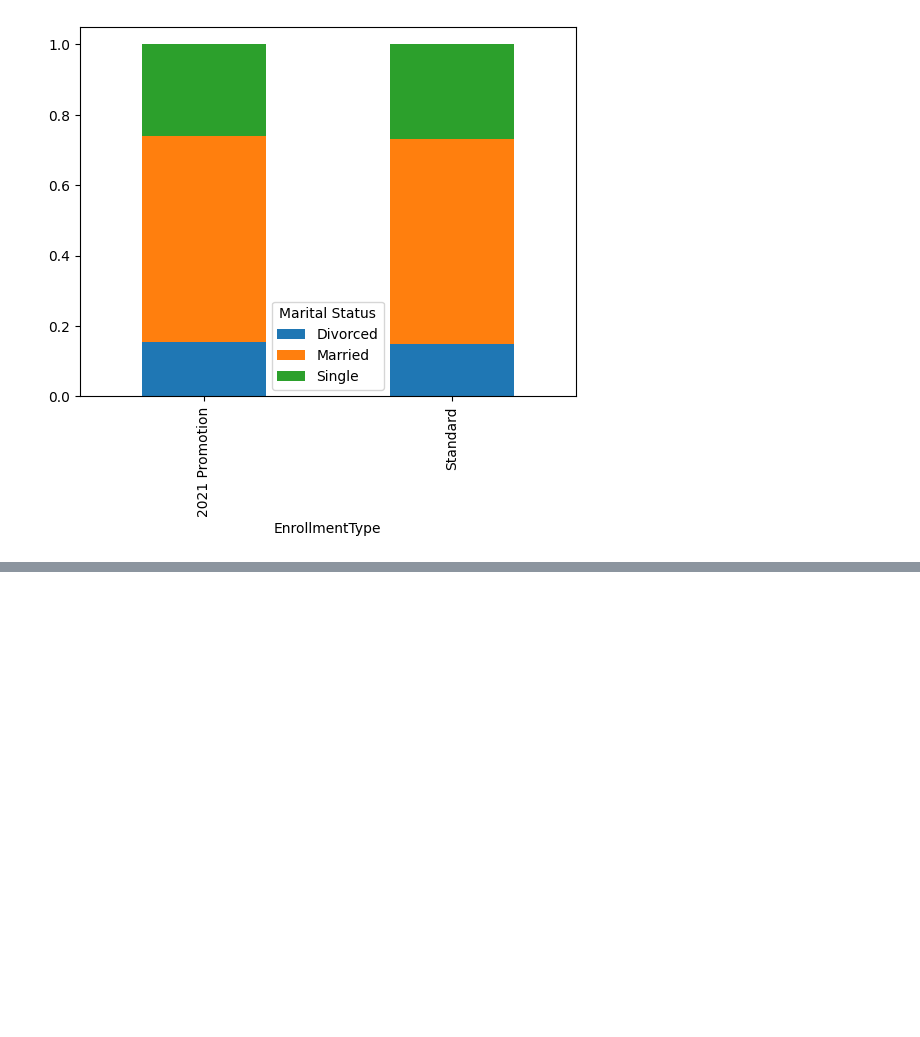
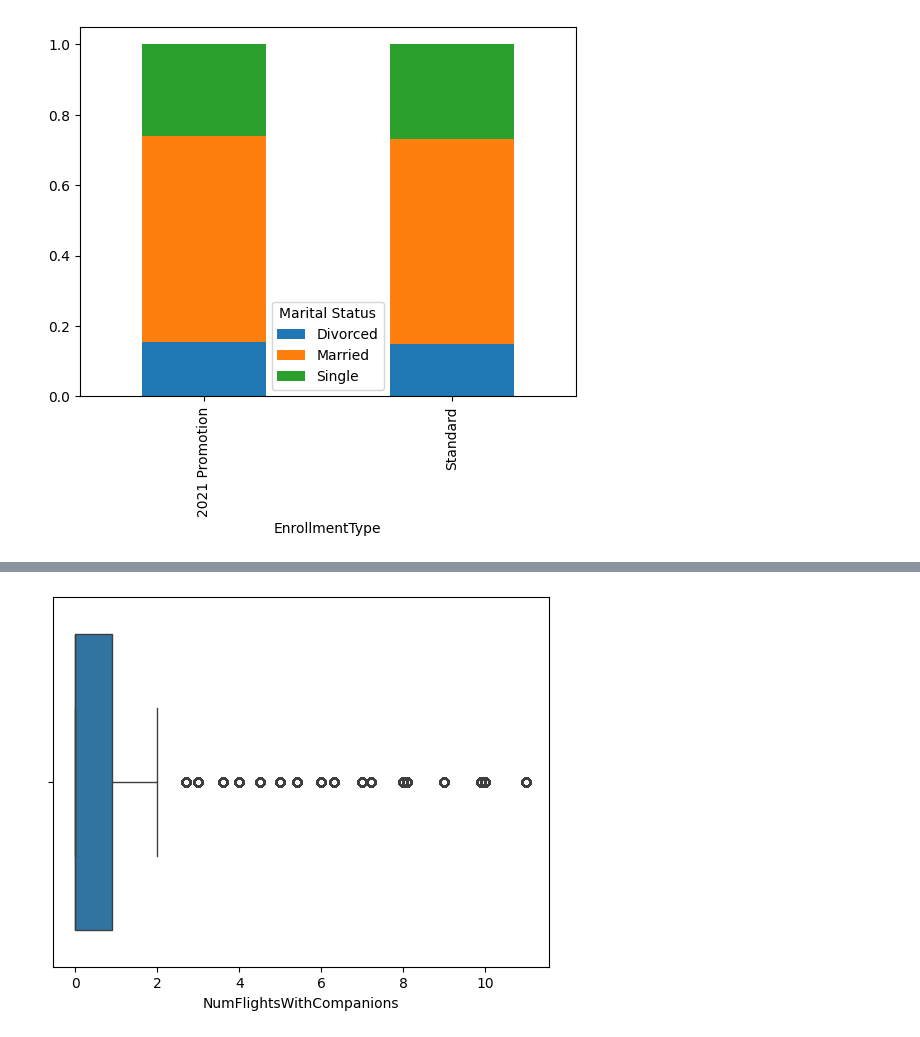
Before and after one commit to Sapanaa/customer_segmentation_of_airlines, a Jupyter notebook: notebooks/02_eda.ipynb, the cells around one changed output, grey strips where cells are left out. Saved outputs shown, nothing was run; the diff lists cells and outputs as text; code cells hidden in the pictures; blank space fills up the shorter version.

```diff
--- a/notebooks/02_eda.ipynb
+++ b/notebooks/02_eda.ipynb
@@ -265,0 +404,5 @@ ct.plot(kind='bar', stacked=True)
+# %%
+sns.boxplot(x='NumFlightsWithCompanions', data=flight)
+plt.show()
+# %% [output]
+[figure, added]
```
Also changed, not shown: parts of 104 cells of this notebook, 7 other files.
